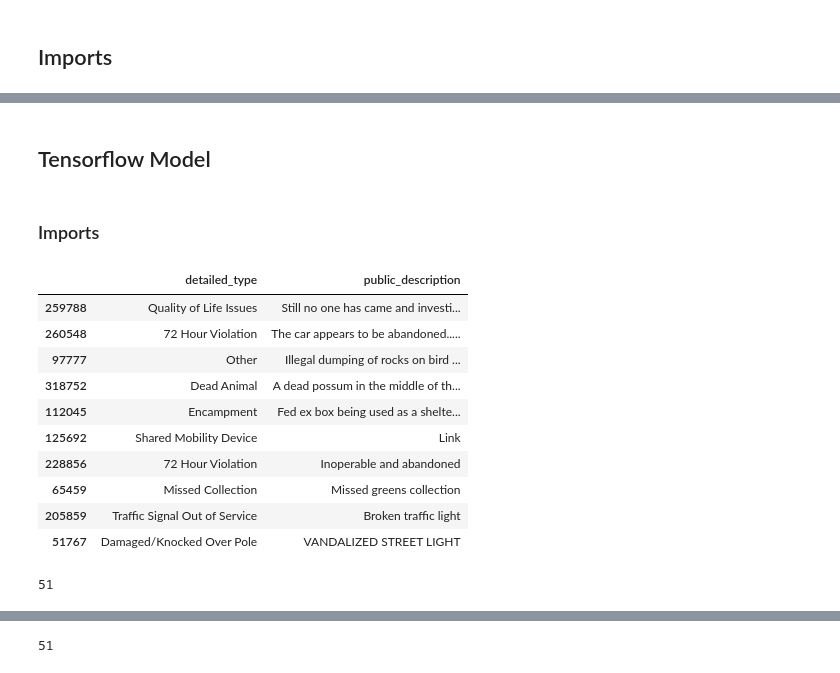
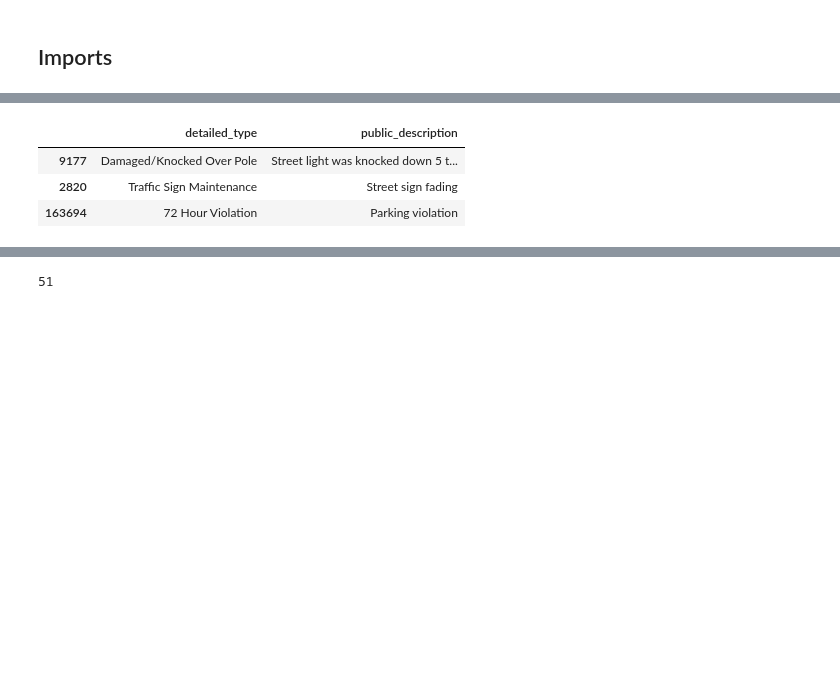
Before and after one commit to mnicnielsen/final-project-LHL-SD-311, a Jupyter notebook: notebooks/Text Classification.ipynb, the cells around one changed output, grey strips where cells are left out. Saved outputs shown, nothing was run; the diff lists cells and outputs as text; code cells hidden in the pictures; blank space fills up the shorter version.

```diff
--- a/notebooks/Text Classification.ipynb
+++ b/notebooks/Text Classification.ipynb
@@ -29,4 +34,0 @@ processed_21_data[processed_21_data['public_description'] == 'Encampment out fro
-# %% [markdown]
-## Tensorflow Model
-# %% [markdown]
-### Imports
@@ -43,17 +35,10 @@ pd.set_option('display.max_colwidth', None)
 # %%
-processed_21_data.sample(10)
+processed_21_data.sample(3)
 # %% [output]
 |  | detailed_type | public_description |
-| 259788 | Quality of Life Issues | Still no one has came and investi... |
-| 260548 | 72 Hour Violation | The car appears to be abandoned..... |
-| 97777 | Other | Illegal dumping of rocks on bird ... |
-| 318752 | Dead Animal | A dead possum in the middle of th... |
-| 112045 | Encampment | Fed ex box being used as a shelte... |
-| 125692 | Shared Mobility Device | Link |
-| 228856 | 72 Hour Violation | Inoperable and abandoned |
-| 65459 | Missed Collection | Missed greens collection |
-| 205859 | Traffic Signal Out of Service | Broken traffic light |
-| 51767 | Damaged/Knocked Over Pole | VANDALIZED STREET LIGHT |
+| 9177 | Damaged/Knocked Over Pole | Street light was knocked down 5 t... |
+| 2820 | Traffic Sign Maintenance | Street sign fading |
+| 163694 | 72 Hour Violation | Parking violation |
 # %%
 X_train, X_test = train_test_split(processed_21_data, test_size=0.2, random_state=42)
 # %%
@@ -63,8 +48,4 @@ class_weights = list(class_weight.compute_class_weight(class_weight = 'balanced'
                                                        classes= np.unique(processed_21_data['detailed_type']),
                                                       y=processed_21_data['detailed_type']
                                                       ))
-# %%
-len(X_train['detailed_type'].value_counts())
-# %% [output]
-51
 # %%
```
Also changed, not shown: parts of 106 cells of this notebook, 55 other files.
